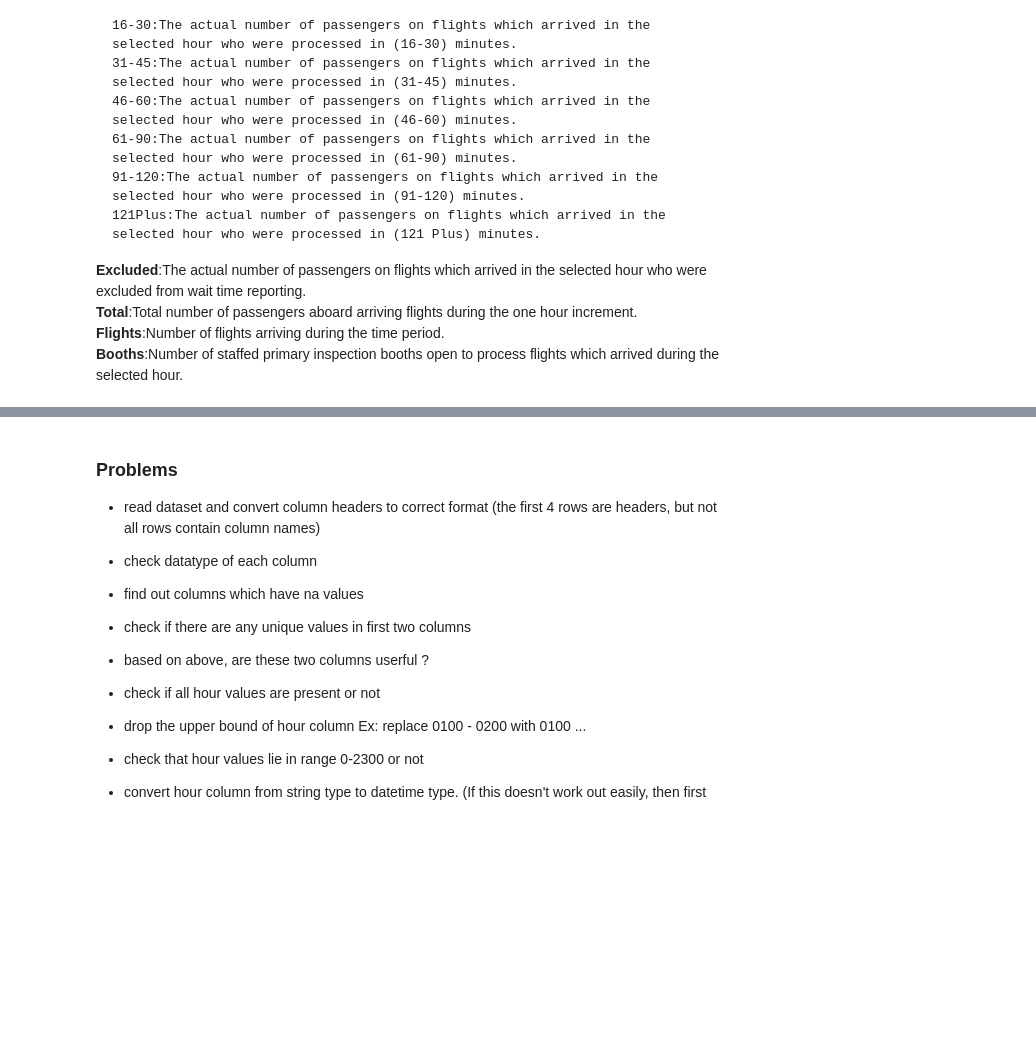
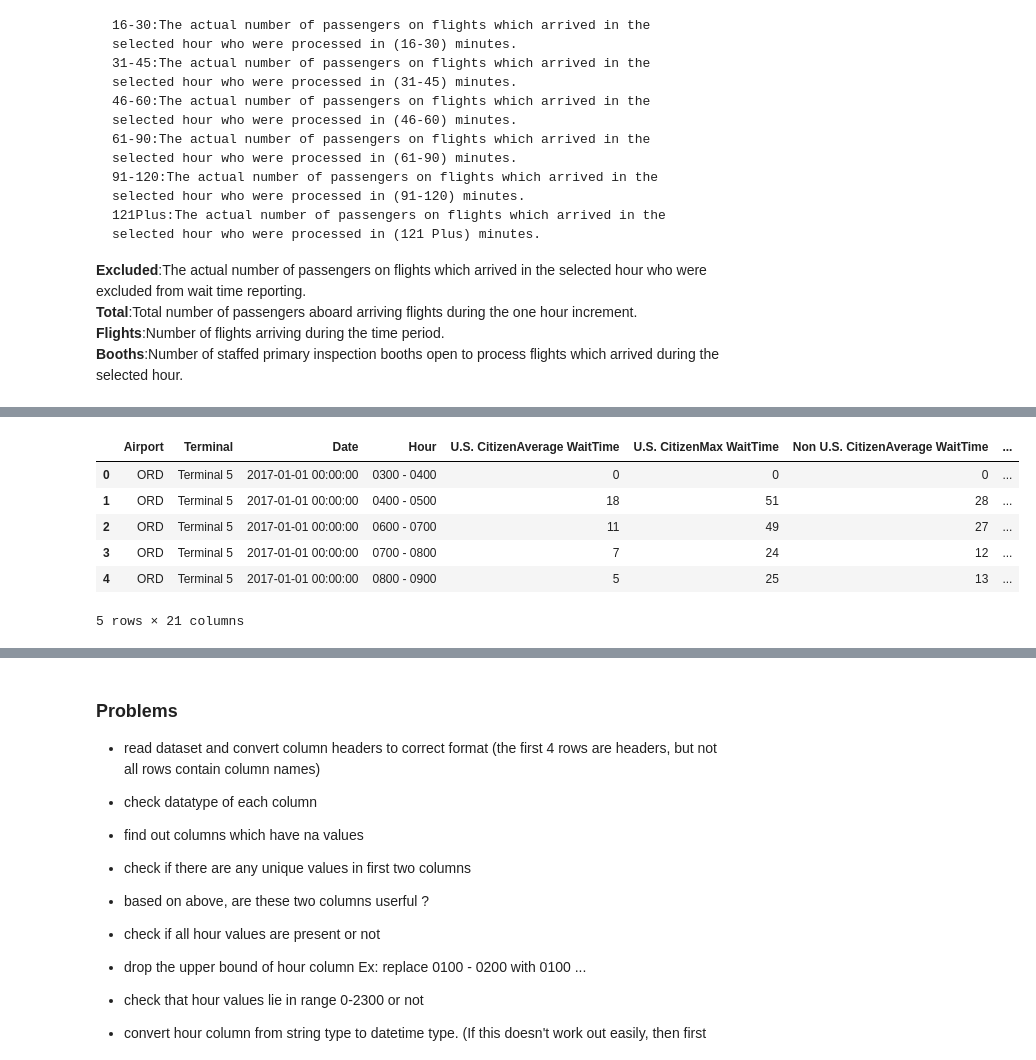
Before and after one commit to leangaurav/dsc_weekday_2020_09_24, a Jupyter notebook: Assignments/Akilan/Assignment_AWT/AWT_Pandas.ipynb, the cells around one changed output, grey strips where cells are left out. Saved outputs shown, nothing was run; the diff lists cells and outputs as text; code cells hidden in the pictures; blank space fills up the shorter version.

```diff
--- a/Assignments/Akilan/Assignment_AWT/AWT_Pandas.ipynb
+++ b/Assignments/Akilan/Assignment_AWT/AWT_Pandas.ipynb
@@ -36,0 +52,19 @@
+# %%
+import re
+awt.rename(columns=lambda x: str(x).replace('Unnamed: ',''),inplace=True)
+awt.rename(columns=lambda x: re.sub('[0-9]','',x),inplace=True)
+awt.rename(columns=lambda x: x.replace('_level_',''),inplace=True)
+l=[]
+for i in awt.columns:
+    i=list(i)
+    l.append("".join(i))
+awt.columns=l
+awt.head()
+# %% [output]
+|  | Airport | Terminal | Date | Hour | U.S. CitizenAverage WaitTime | U.S. CitizenMax WaitTime | Non U.S. CitizenAverage WaitTime | ... |
+| 0 | ORD | Terminal 5 | 2017-01-01 00:00:00 | 0300 - 0400 | 0 | 0 | 0 | ... |
+| 1 | ORD | Terminal 5 | 2017-01-01 00:00:00 | 0400 - 0500 | 18 | 51 | 28 | ... |
+| 2 | ORD | Terminal 5 | 2017-01-01 00:00:00 | 0600 - 0700 | 11 | 49 | 27 | ... |
+| 3 | ORD | Terminal 5 | 2017-01-01 00:00:00 | 0700 - 0800 | 7 | 24 | 12 | ... |
+| 4 | ORD | Terminal 5 | 2017-01-01 00:00:00 | 0800 - 0900 | 5 | 25 | 13 | ... |
+5 rows × 21 columns
```
Also changed, not shown: parts of 11 cells of this notebook, 1 other file.
